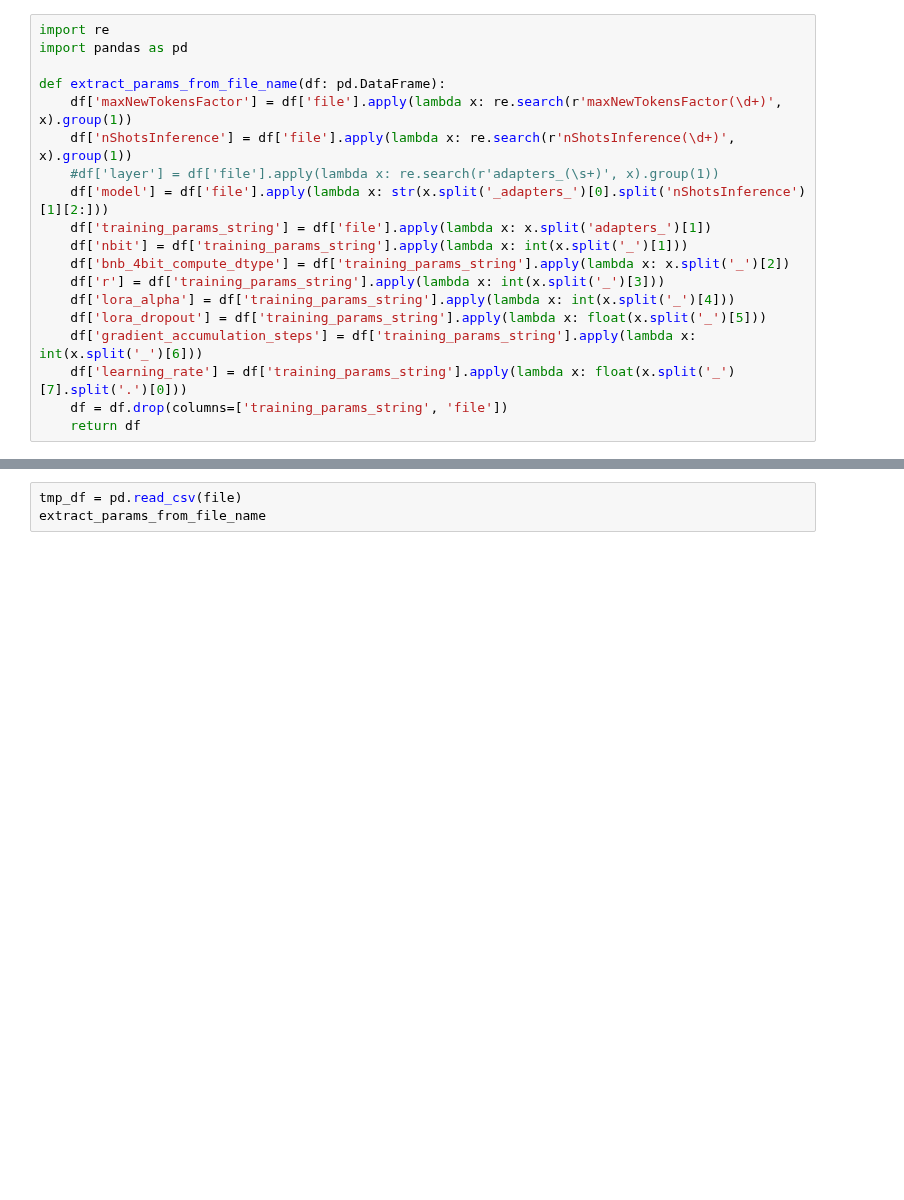
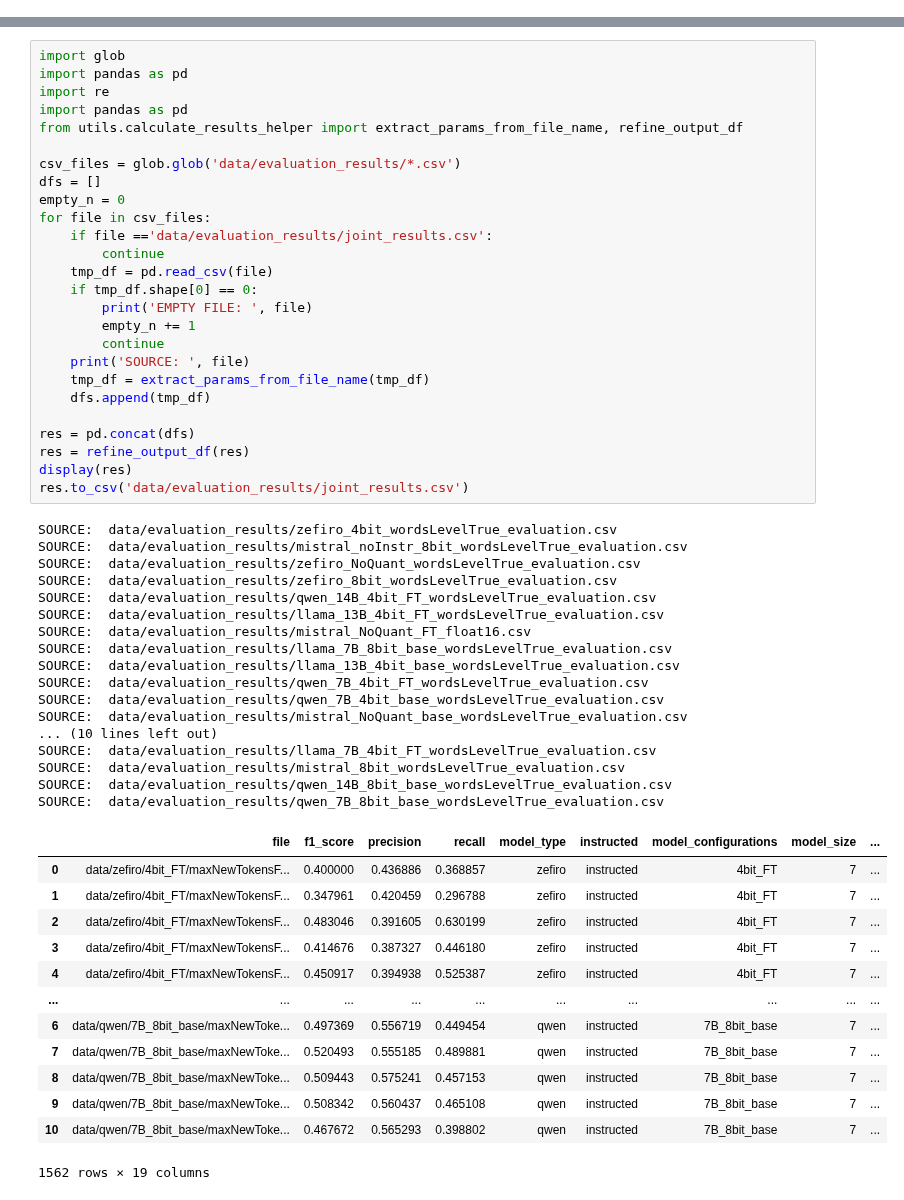
Before and after one commit to ferrazzipietro/mistral_finetuning, a Jupyter notebook: calculate_results.ipynb, the cells around one changed output, grey strips where cells are left out. Cells and saved outputs as stored; diff of their text form; blank space fills up the shorter version.

```diff
--- a/calculate_results.ipynb
+++ b/calculate_results.ipynb
@@ -1,19 +0,0 @@
-# %%
-import re
-import pandas as pd
-
-def extract_params_from_file_name(df: pd.DataFrame):
-    df['maxNewTokensFactor'] = df['file'].apply(lambda x: re.search(r'maxNewTokensFactor(\d+)', x).group(1))
-    df['nShotsInference'] = df['file'].apply(lambda x: re.search(r'nShotsInference(\d+)', x).group(1))
-    #df['layer'] = df['file'].apply(lambda x: re.search(r'adapters_(\s+)', x).group(1))
-    df['model'] = df['file'].apply(lambda x: str(x.split('_adapters_')[0].split('nShotsInference')[1][2:]))
-    df['training_params_string'] = df['file'].apply(lambda x: x.split('adapters_')[1])
-    df['nbit'] = df['training_params_string'].apply(lambda x: int(x.split('_')[1]))
-    df['bnb_4bit_compute_dtype'] = df['training_params_string'].apply(lambda x: x.split('_')[2])
-    df['r'] = df['training_params_string'].apply(lambda x: int(x.split('_')[3]))
-    df['lora_alpha'] = df['training_params_string'].apply(lambda x: int(x.split('_')[4]))
-    df['lora_dropout'] = df['training_params_string'].apply(lambda x: float(x.split('_')[5]))
-    df['gradient_accumulation_steps'] = df['training_params_string'].apply(lambda x: int(x.split('_')[6]))
-    df['learning_rate'] = df['training_params_string'].apply(lambda x: float(x.split('_')[7].split('.')[0]))
-    df = df.drop(columns=['training_params_string', 'file'])
-    return df
@@ -151,3 +1,57 @@ res
-# %%
-tmp_df = pd.read_csv(file)
-extract_params_from_file_name
+# %%
+import glob
+import pandas as pd
+import re
+import pandas as pd
+from utils.calculate_results_helper import extract_params_from_file_name, refine_output_df
+
+csv_files = glob.glob('data/evaluation_results/*.csv')
+dfs = []
+empty_n = 0
+for file in csv_files:
+    if file =='data/evaluation_results/joint_results.csv':
+        continue
+    tmp_df = pd.read_csv(file)
+    if tmp_df.shape[0] == 0:
+        print('EMPTY FILE: ', file)
+        empty_n += 1
+        continue
+    print('SOURCE: ', file)
+    tmp_df = extract_params_from_file_name(tmp_df)
+    dfs.append(tmp_df)
+
+res = pd.concat(dfs)
+res = refine_output_df(res)
+display(res)
+res.to_csv('data/evaluation_results/joint_results.csv')
+# %% [output]
+SOURCE:  data/evaluation_results/zefiro_4bit_wordsLevelTrue_evaluation.csv
+SOURCE:  data/evaluation_results/mistral_noInstr_8bit_wordsLevelTrue_evaluation.csv
+SOURCE:  data/evaluation_results/zefiro_NoQuant_wordsLevelTrue_evaluation.csv
+SOURCE:  data/evaluation_results/zefiro_8bit_wordsLevelTrue_evaluation.csv
+SOURCE:  data/evaluation_results/qwen_14B_4bit_FT_wordsLevelTrue_evaluation.csv
+SOURCE:  data/evaluation_results/llama_13B_4bit_FT_wordsLevelTrue_evaluation.csv
+SOURCE:  data/evaluation_results/mistral_NoQuant_FT_float16.csv
+SOURCE:  data/evaluation_results/llama_7B_8bit_base_wordsLevelTrue_evaluation.csv
+SOURCE:  data/evaluation_results/llama_13B_4bit_base_wordsLevelTrue_evaluation.csv
+SOURCE:  data/evaluation_results/qwen_7B_4bit_FT_wordsLevelTrue_evaluation.csv
+SOURCE:  data/evaluation_results/qwen_7B_4bit_base_wordsLevelTrue_evaluation.csv
+SOURCE:  data/evaluation_results/mistral_NoQuant_base_wordsLevelTrue_evaluation.csv
+... (10 lines left out)
+SOURCE:  data/evaluation_results/llama_7B_4bit_FT_wordsLevelTrue_evaluation.csv
+SOURCE:  data/evaluation_results/mistral_8bit_wordsLevelTrue_evaluation.csv
+SOURCE:  data/evaluation_results/qwen_14B_8bit_base_wordsLevelTrue_evaluation.csv
+SOURCE:  data/evaluation_results/qwen_7B_8bit_base_wordsLevelTrue_evaluation.csv
+|  | file | f1_score | precision | recall | model_type | instructed | model_configurations | model_size | ... |
+| 0 | data/zefiro/4bit_FT/maxNewTokensF... | 0.400000 | 0.436886 | 0.368857 | zefiro | instructed | 4bit_FT | 7 | ... |
+| 1 | data/zefiro/4bit_FT/maxNewTokensF... | 0.347961 | 0.420459 | 0.296788 | zefiro | instructed | 4bit_FT | 7 | ... |
+| 2 | data/zefiro/4bit_FT/maxNewTokensF... | 0.483046 | 0.391605 | 0.630199 | zefiro | instructed | 4bit_FT | 7 | ... |
+| 3 | data/zefiro/4bit_FT/maxNewTokensF... | 0.414676 | 0.387327 | 0.446180 | zefiro | instructed | 4bit_FT | 7 | ... |
+| 4 | data/zefiro/4bit_FT/maxNewTokensF... | 0.450917 | 0.394938 | 0.525387 | zefiro | instructed | 4bit_FT | 7 | ... |
+| ... | ... | ... | ... | ... | ... | ... | ... | ... | ... |
+| 6 | data/qwen/7B_8bit_base/maxNewToke... | 0.497369 | 0.556719 | 0.449454 | qwen | instructed | 7B_8bit_base | 7 | ... |
+| 7 | data/qwen/7B_8bit_base/maxNewToke... | 0.520493 | 0.555185 | 0.489881 | qwen | instructed | 7B_8bit_base | 7 | ... |
+| 8 | data/qwen/7B_8bit_base/maxNewToke... | 0.509443 | 0.575241 | 0.457153 | qwen | instructed | 7B_8bit_base | 7 | ... |
+| 9 | data/qwen/7B_8bit_base/maxNewToke... | 0.508342 | 0.560437 | 0.465108 | qwen | instructed | 7B_8bit_base | 7 | ... |
+| 10 | data/qwen/7B_8bit_base/maxNewToke... | 0.467672 | 0.565293 | 0.398802 | qwen | instructed | 7B_8bit_base | 7 | ... |
+1562 rows × 19 columns
```
Also changed, not shown: parts of 6 cells of this notebook.
